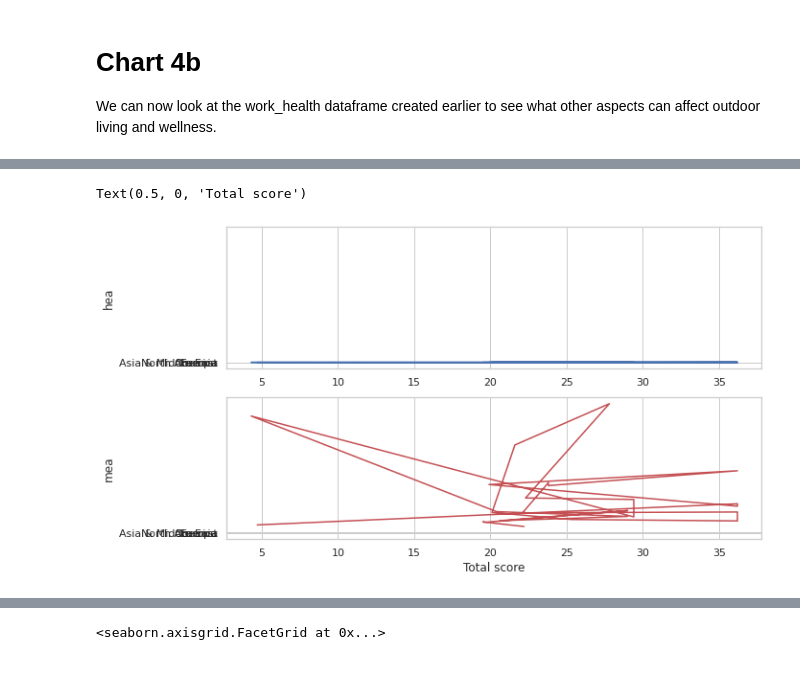
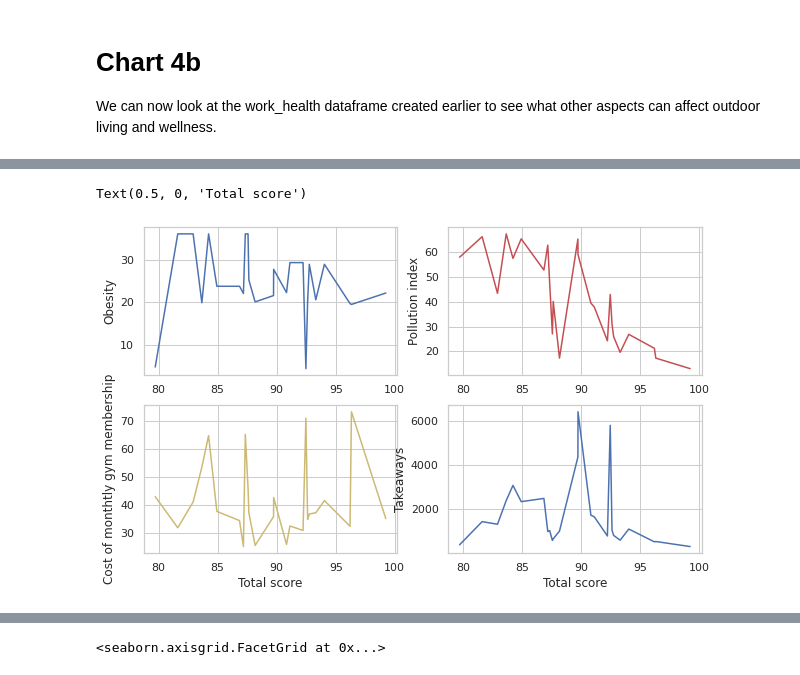
Before and after one commit to oheag2/UCDPA_GillianOHea, a Jupyter notebook: GillianOHea_FinalProject.ipynb, the cells around one changed output, grey strips where cells are left out. Saved outputs shown, nothing was run; the diff lists cells and outputs as text; code cells hidden in the pictures.

```diff
--- a/GillianOHea_FinalProject.ipynb
+++ b/GillianOHea_FinalProject.ipynb
@@ -482,13 +577,18 @@ We can now look at the work_health dataframe created earlier to see what other a
 # %%
-fig, ax = plt.subplots(2, 1, sharey=True)
+fig, ax = plt.subplots(2, 2)
 
-ax[0].plot(work_health["obesity"], work_health["continent"], color="b")
-ax[1].plot(work_health["obesity"], work_health["takeaway_locs"], color="r")
-ax[0].set_ylabel("hea")
-ax[1].set_ylabel("mea")
+ax[0, 0].plot(work_health["total_score"], work_health["obesity"], color="b")
+ax[0, 1].plot(work_health["total_score"], work_health["poll_index"], color="r")
+ax[1, 0].plot(work_health["total_score"], work_health["gymcost"], color="y")
+ax[1, 1].plot(work_health["total_score"], work_health["takeaway_locs"], color="b")
+ax[0, 0].set_ylabel("Obesity")
+ax[0, 1].set_ylabel("Pollution index")
+ax[1, 0].set_ylabel("Cost of monthtly gym membership")
+ax[1, 1].set_ylabel("Takeaways")
 
 #Only the bottom table gets an x axis label
-ax[1].set_xlabel("Total score")
+ax[1, 0].set_xlabel("Total score")
+ax[1, 1].set_xlabel("Total score")
 # %% [output]
 Text(0.5, 0, 'Total score')
-[figure, old version]
+[figure, new version]
```
Also changed, not shown: parts of 12 cells of this notebook.
